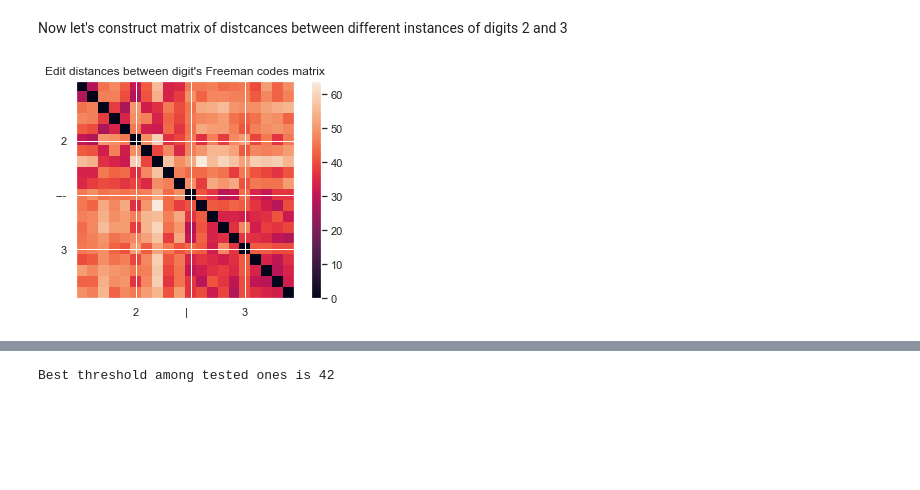
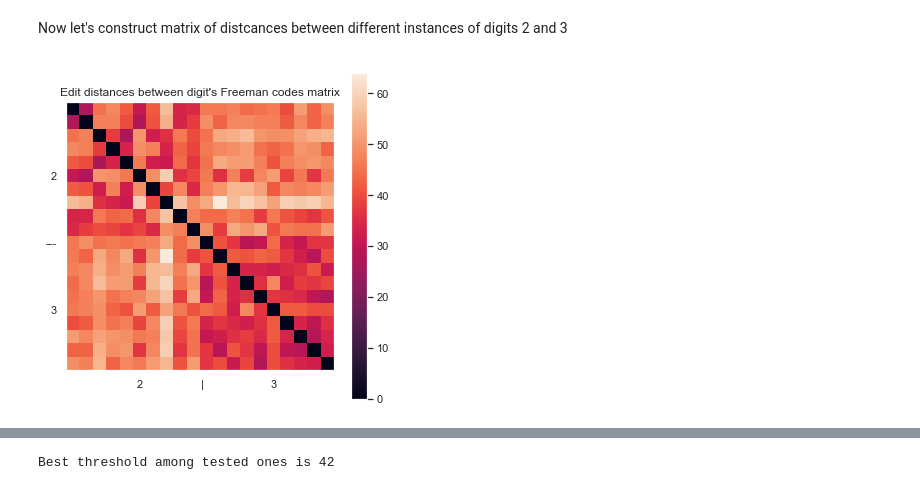
Before and after one commit to oganesManasian/Image-analysis-and-pattern-recognition, a Jupyter notebook: labs/lab_02_object_description.ipynb, the cells around one changed output, grey strips where cells are left out. Drawn from its saved outputs; the diff is of its cells as text; code cells hidden in the pictures; blank space fills up the shorter version.

```diff
--- a/labs/lab_02_object_description.ipynb
+++ b/labs/lab_02_object_description.ipynb
@@ -880,12 +881,14 @@ for i in range(len(all_outside_contours)):
     for j in range(len(all_outside_contours)):
         digit_dist_matrix[i, j] = edit_dist(all_freeman_code[i], all_freeman_code[j])
 # %%
+plt.figure(figsize=(6, 6))
 plt.imshow(digit_dist_matrix)
 ticks = [0.25 * len(all_outside_contours), 0.5 * len(all_outside_contours), 0.75 * len(all_outside_contours)]
 plt.xticks(ticks=ticks, labels=["2", "|   ", "3"])
 plt.yticks(ticks=ticks, labels=["2", "---", "3"])
 plt.colorbar()
+plt.grid(b=None)
 plt.title("Edit distances between digit's Freeman codes matrix")
 plt.show()
 # %% [output]
-[figure, old version]
+[figure, new version]
```
Also changed, not shown: parts of 33 cells of this notebook.
